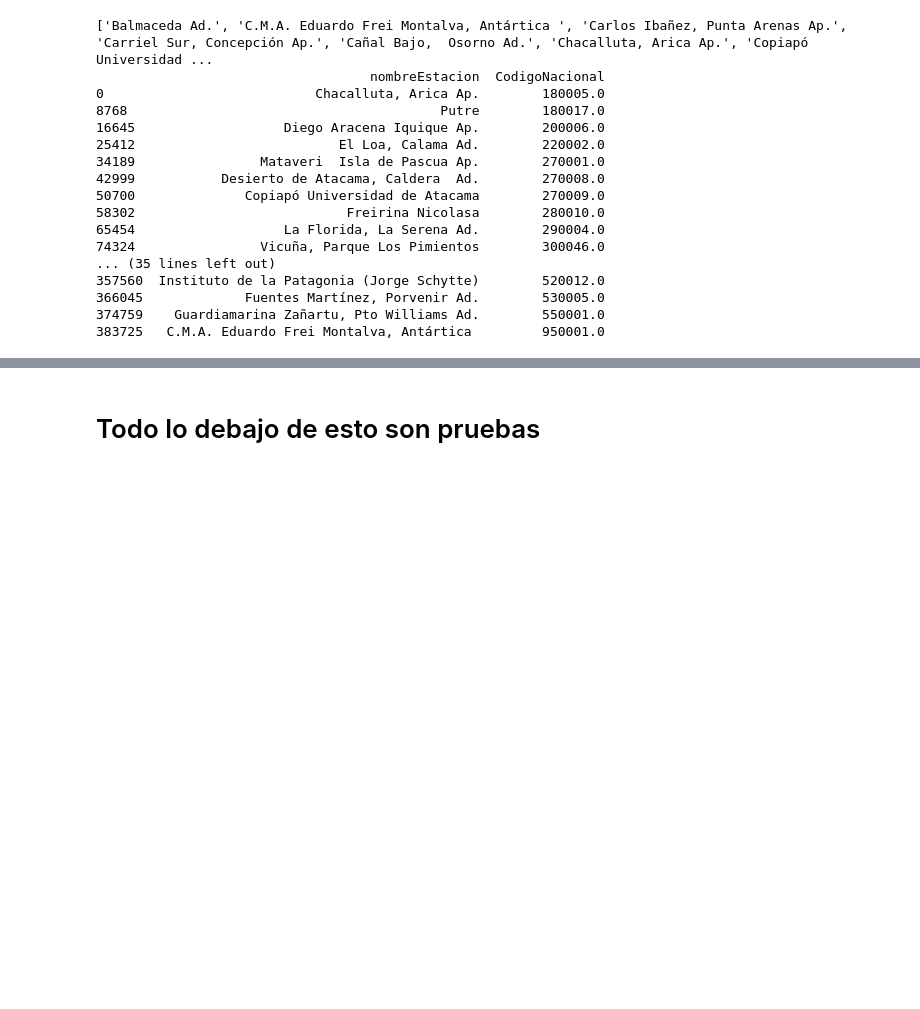
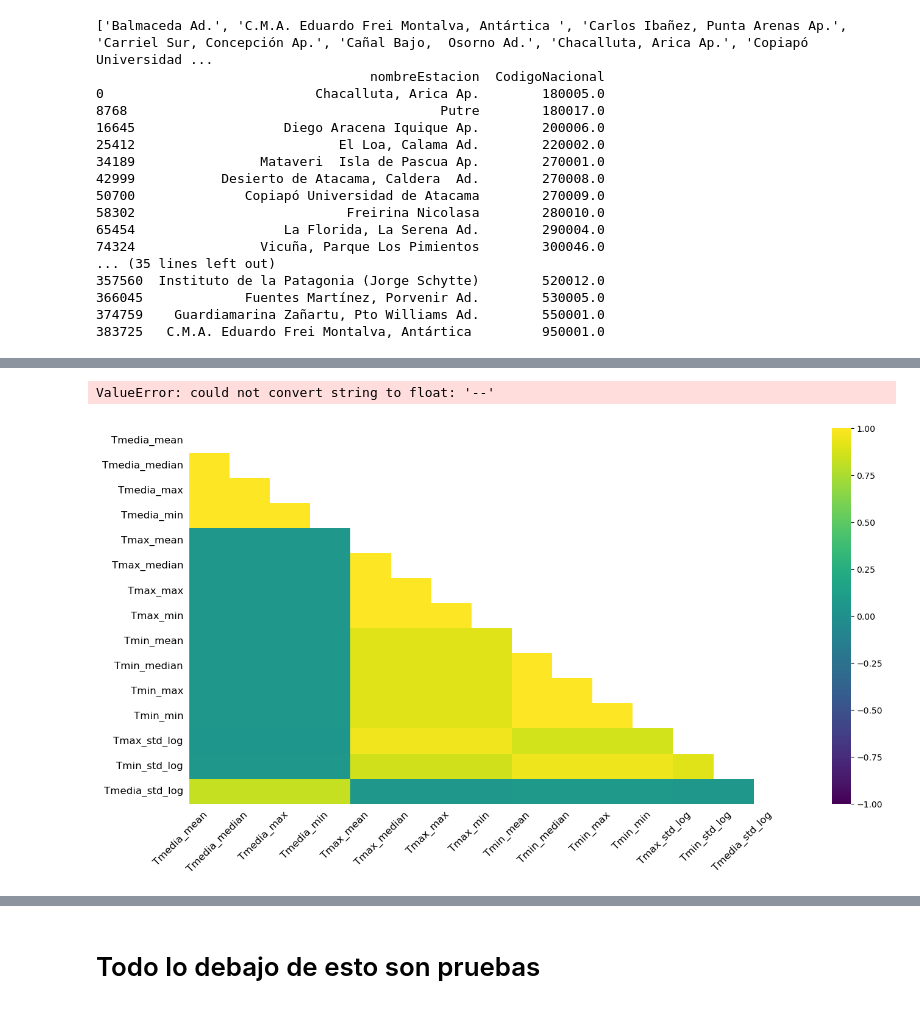
Before and after one commit to dmrebolledo/Git-proyecto-virus-respiratorios-Chile, a Jupyter notebook: actualizar bbdd y dfs.ipynb, the cells around one changed output, grey strips where cells are left out. Saved outputs shown, nothing was run; the diff lists cells and outputs as text; code cells hidden in the pictures; blank space fills up the shorter version.

```diff
--- a/actualizar bbdd y dfs.ipynb
+++ b/actualizar bbdd y dfs.ipynb
@@ -804,0 +926,5 @@ memory usage: 108.2+ KB
+# %%
+msno.heatmap(df_T, figsize=(16,8), cmap='viridis', fontsize=12)
+# %% [output]
+ValueError: could not convert string to float: '--'
+[figure, added]
```
Also changed, not shown: parts of 16 cells of this notebook, 3 other files.
